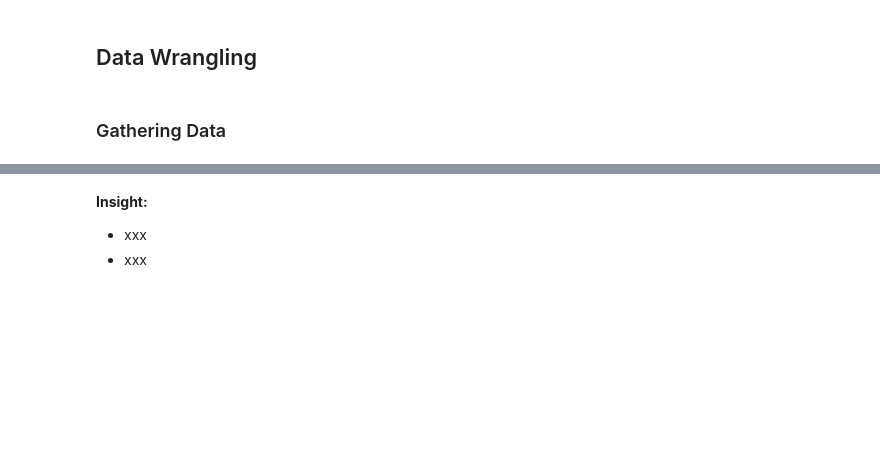
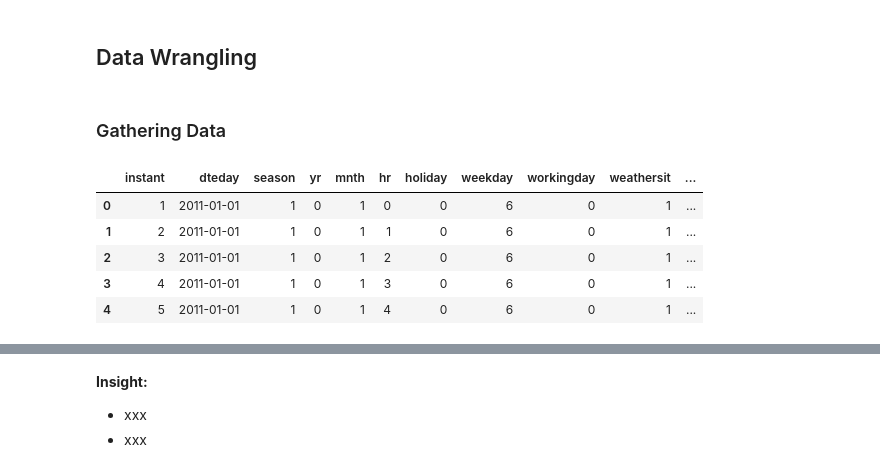
Before and after one commit to ItSam77/DataAnalyze, a Jupyter notebook: Proyek_Analisis_Data.ipynb, the cells around one changed output, grey strips where cells are left out. Drawn from its saved outputs; the diff is of its cells as text; code cells hidden in the pictures; blank space fills up the shorter version.

```diff
--- a/Proyek_Analisis_Data.ipynb
+++ b/Proyek_Analisis_Data.ipynb
@@ -21,3 +28,13 @@ import seaborn as sns
 ## Data Wrangling
 # %% [markdown]
 ### Gathering Data
+# %%
+hourdf = pd.read_csv("/content/drive/MyDrive/SubmissionDicoding/Data/hour.csv")
+hourdf.head()
+# %% [output]
+|  | instant | dteday | season | yr | mnth | hr | holiday | weekday | workingday | weathersit | ... |
+| 0 | 1 | 2011-01-01 | 1 | 0 | 1 | 0 | 0 | 6 | 0 | 1 | ... |
+| 1 | 2 | 2011-01-01 | 1 | 0 | 1 | 1 | 0 | 6 | 0 | 1 | ... |
+| 2 | 3 | 2011-01-01 | 1 | 0 | 1 | 2 | 0 | 6 | 0 | 1 | ... |
+| 3 | 4 | 2011-01-01 | 1 | 0 | 1 | 3 | 0 | 6 | 0 | 1 | ... |
+| 4 | 5 | 2011-01-01 | 1 | 0 | 1 | 4 | 0 | 6 | 0 | 1 | ... |
```
Also changed, not shown: parts of 6 cells of this notebook.
